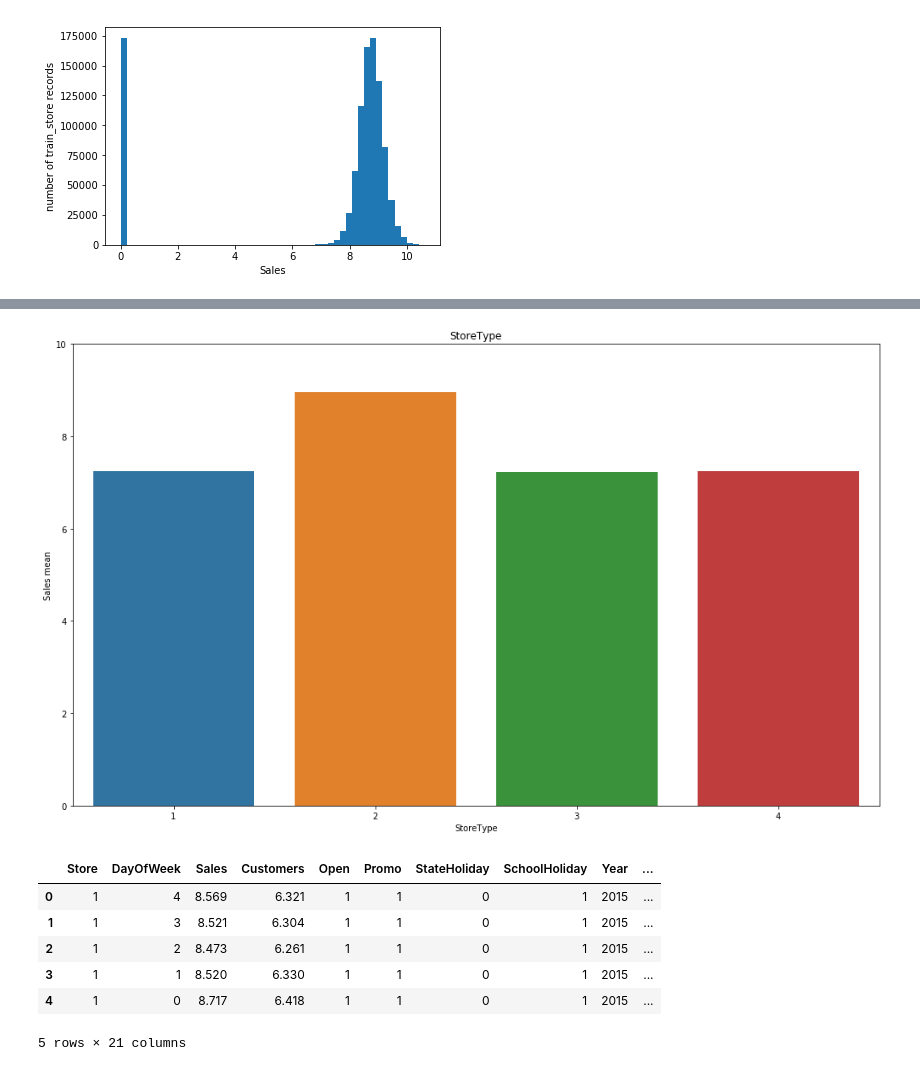
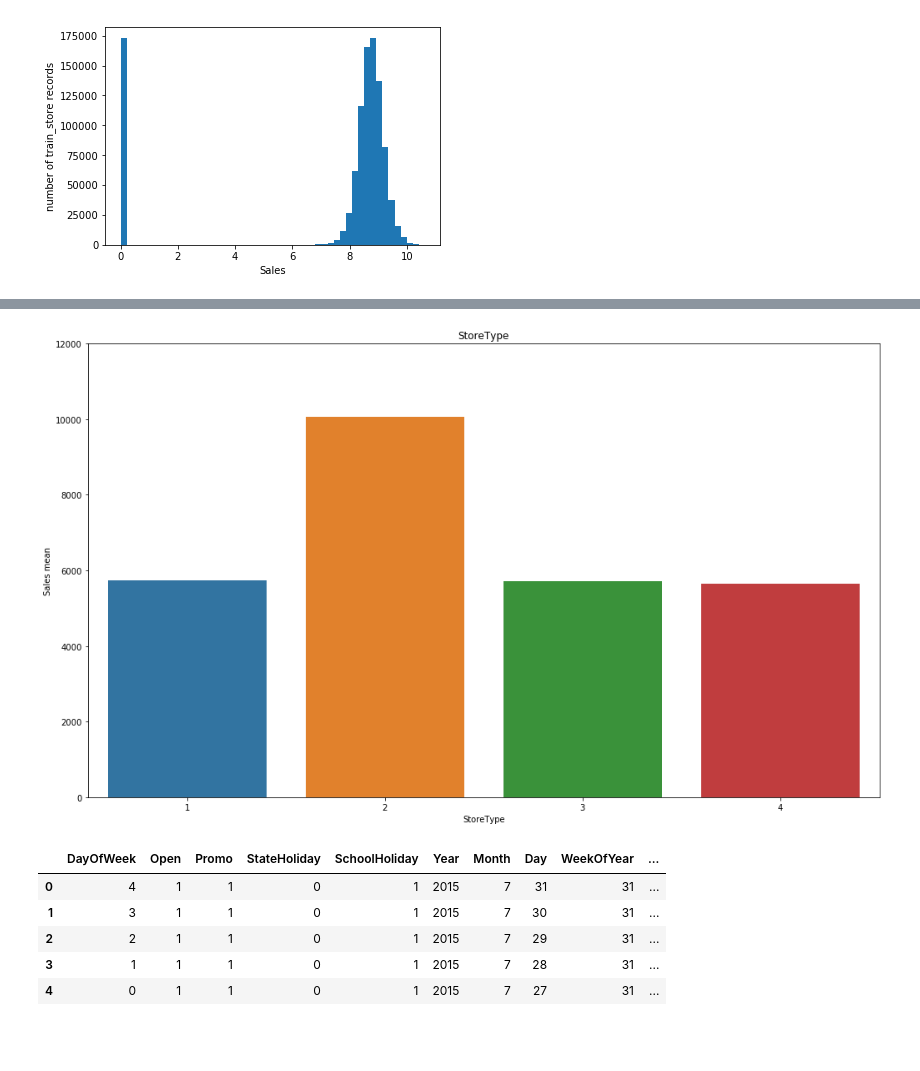
Before and after one commit to xueweiyema/ForecastRossmannStoreSales, a Jupyter notebook: script/proposal.ipynb, the cells around one changed output, grey strips where cells are left out. Drawn from its saved outputs; the diff is of its cells as text; code cells hidden in the pictures; blank space fills up the shorter version.

```diff
--- a/script/proposal.ipynb
+++ b/script/proposal.ipynb
@@ -587,8 +685,8 @@ plt.show()
 [figure]
 # %%
 #正态化Sales
-train_store['Sales']=(np.log1p(train_store['Sales']))
-plt.hist(train_store['Sales'].values, bins=50)
+train_target=train_store['Sales']
+plt.hist(np.log1p(train_target).values, bins=50)
 plt.xlabel('Sales')
 plt.ylabel('number of train_store records')
 plt.show()
@@ -605,7 +694,0 @@ plt.show()
-# %%
-# 正态化Customer
-train_store['Customers']=(np.log1p(train_store['Customers']))
-plt.hist(train_store['Customers'].values, bins=50)
-plt.xlabel('Customers')
-plt.ylabel('number of train_store records')
-plt.show()
@@ -614,28 +695,27 @@ plt.show()
 # %%
 pt = train_store.groupby('StoreType')['Sales'].mean()
 plt.subplots(1,1,figsize=(17,10))
 plt.ylim(ymin=0)
-plt.ylim(ymax=10)
+plt.ylim(ymax=12000)
 plt.title('StoreType')
 plt.ylabel('Sales mean')
 sns.barplot(pt.index,pt.values)
 plt.show()
 # %% [output]
-[figure, old version]
+[figure, new version]
 # %%
 # oneHot处理StoreType
-pdtemp=pd.get_dummies(train_store['StoreType'],prefix='StoreType')
-train_store= pd.concat([train_store,pdtemp], axis=1)
-train_store.drop('StoreType',axis=1, inplace=True)
-train_store.head()
+# pdtemp=pd.get_dummies(train_data['StoreType'],prefix='StoreType')
+# train_data= pd.concat([train_data,pdtemp], axis=1)
+# train_data.drop('StoreType',axis=1, inplace=True)
+# train_data.head()
 # %% [output]
-|  | Store | DayOfWeek | Sales | Customers | Open | Promo | StateHoliday | SchoolHoliday | Year | ... |
-| 0 | 1 | 4 | 8.569 | 6.321 | 1 | 1 | 0 | 1 | 2015 | ... |
-| 1 | 1 | 3 | 8.521 | 6.304 | 1 | 1 | 0 | 1 | 2015 | ... |
-| 2 | 1 | 2 | 8.473 | 6.261 | 1 | 1 | 0 | 1 | 2015 | ... |
-| 3 | 1 | 1 | 8.520 | 6.330 | 1 | 1 | 0 | 1 | 2015 | ... |
-| 4 | 1 | 0 | 8.717 | 6.418 | 1 | 1 | 0 | 1 | 2015 | ... |
+|  | DayOfWeek | Open | Promo | StateHoliday | SchoolHoliday | Year | Month | Day | WeekOfYear | ... |
+| 0 | 4 | 1 | 1 | 0 | 1 | 2015 | 7 | 31 | 31 | ... |
+| 1 | 3 | 1 | 1 | 0 | 1 | 2015 | 7 | 30 | 31 | ... |
+| 2 | 2 | 1 | 1 | 0 | 1 | 2015 | 7 | 29 | 31 | ... |
+| 3 | 1 | 1 | 1 | 0 | 1 | 2015 | 7 | 28 | 31 | ... |
+| 4 | 0 | 1 | 1 | 0 | 1 | 2015 | 7 | 27 | 31 | ... |
-5 rows × 21 columns
 # %%
 pa = train_store.groupby('Assortment')['Sales'].mean()
 plt.subplots(1,1,figsize=(17,10))
```
Also changed, not shown: parts of 49 cells of this notebook, 1 other file.
